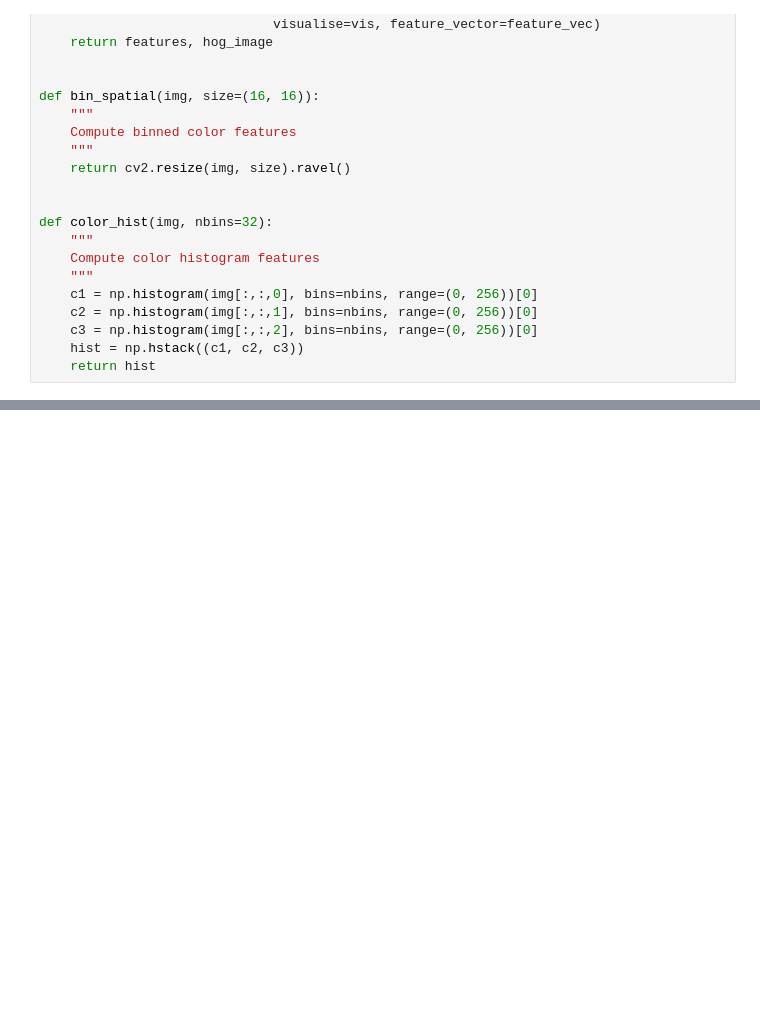
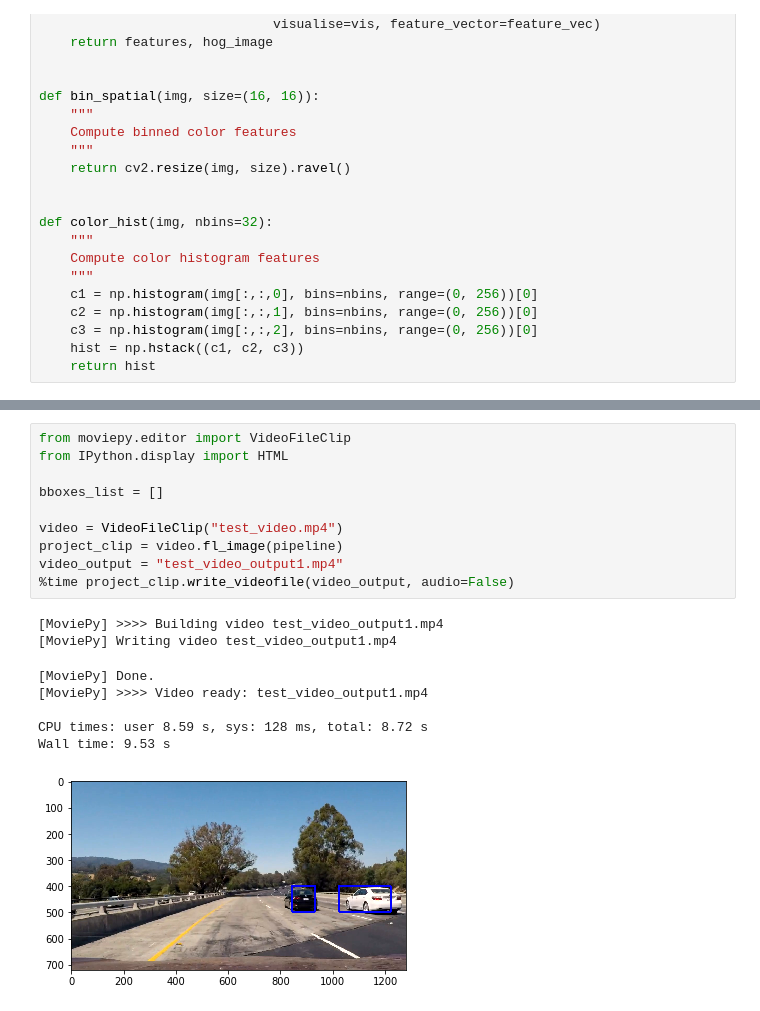
Before and after one commit to malichao/CarND-Vehicle-Detection, a Jupyter notebook: test.ipynb, the cells around one changed output, grey strips where cells are left out. Saved outputs shown, nothing was run; the diff lists cells and outputs as text; blank space fills up the shorter version.

```diff
--- a/test.ipynb
+++ b/test.ipynb
@@ -261,0 +411,19 @@ for image_p in glob.glob('test_images/test*.jpg'):
+# %%
+from moviepy.editor import VideoFileClip
+from IPython.display import HTML
+
+bboxes_list = []
+
+video = VideoFileClip("test_video.mp4")
+project_clip = video.fl_image(pipeline)
+video_output = "test_video_output1.mp4"
+%time project_clip.write_videofile(video_output, audio=False)
+# %% [output]
+[MoviePy] >>>> Building video test_video_output1.mp4
+[MoviePy] Writing video test_video_output1.mp4
+[MoviePy] Done.
+[MoviePy] >>>> Video ready: test_video_output1.mp4
+
+CPU times: user 8.59 s, sys: 128 ms, total: 8.72 s
+Wall time: 9.53 s
+[figure, added]
```
Also changed, not shown: parts of 11 cells of this notebook.
